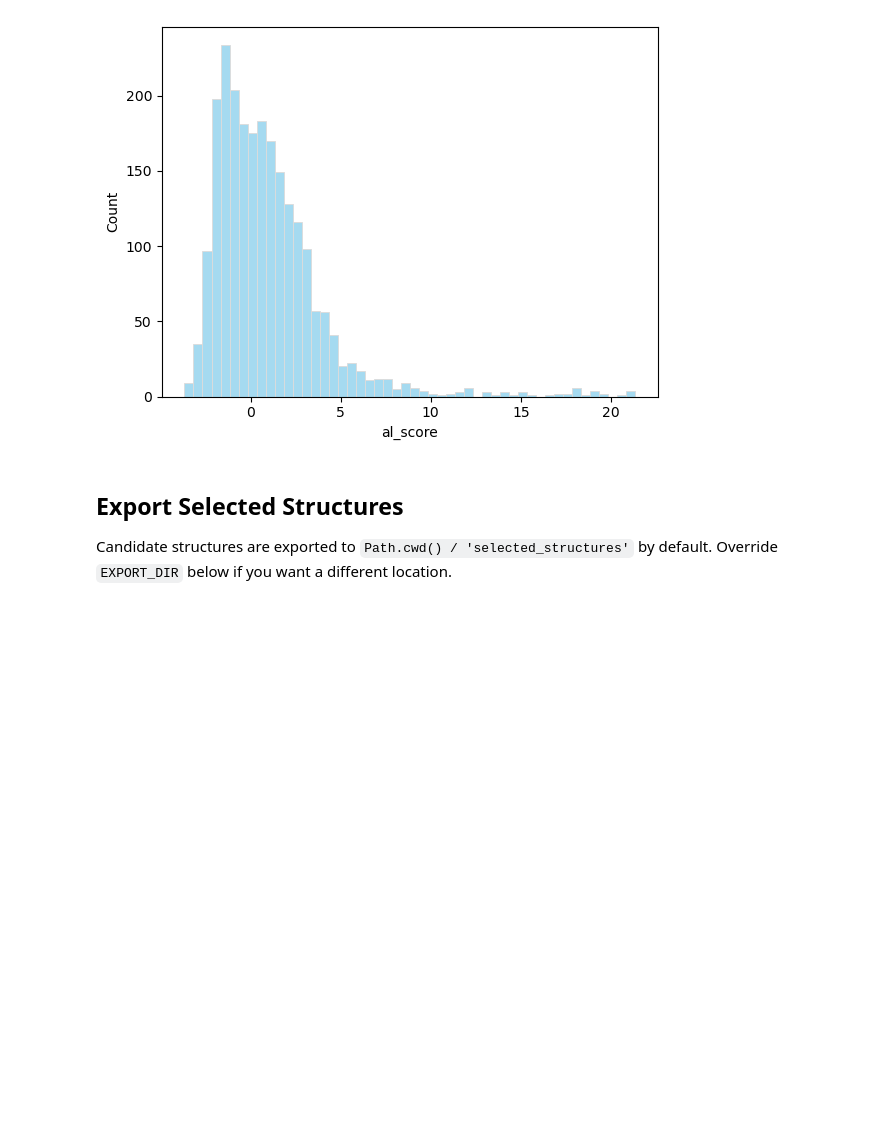
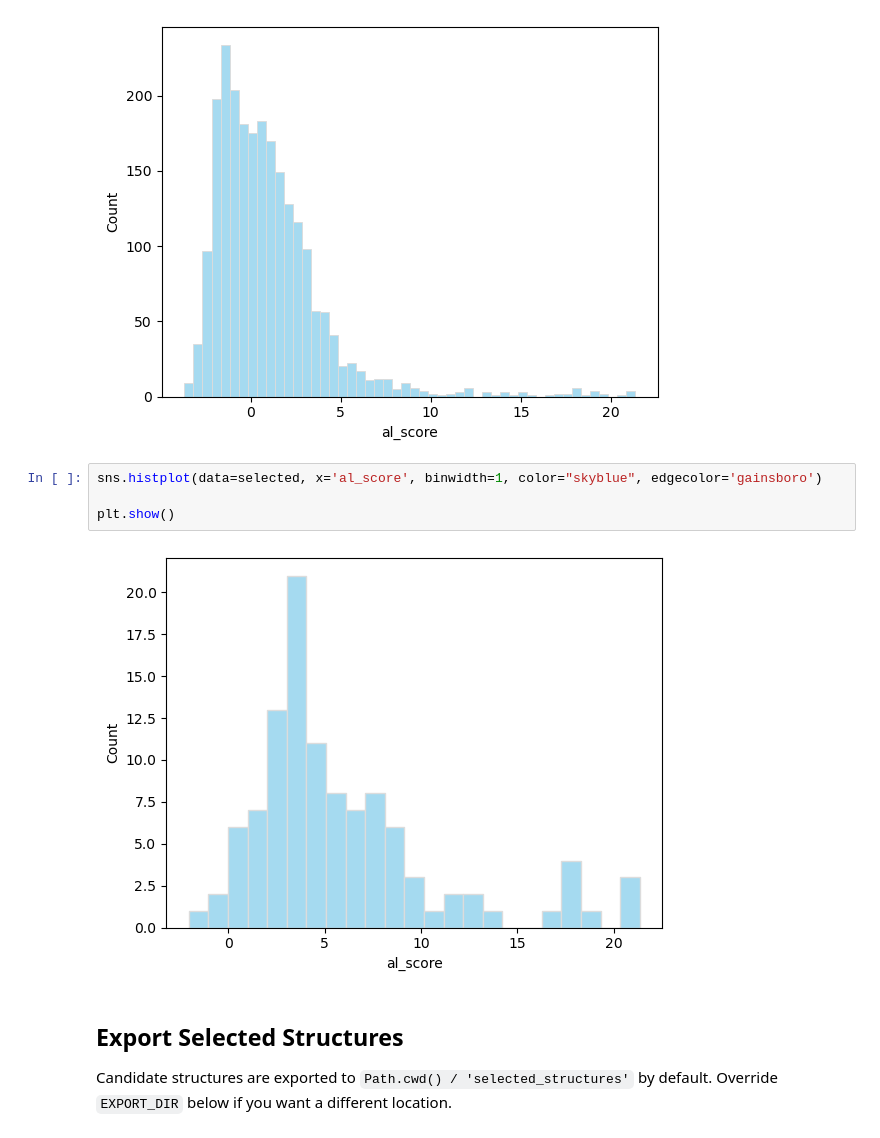
Before and after one commit to pyracetamol/mlipservice, a Jupyter notebook: active_learning/01_select_structures.ipynb, the cells around one changed output. Drawn from its saved outputs; the diff is of its cells as text; blank space fills up the shorter version.

```diff
--- a/active_learning/01_select_structures.ipynb
+++ b/active_learning/01_select_structures.ipynb
@@ -596,6 +596,12 @@ sns.histplot(data=ranked_all, x='al_score', color="skyblue", edgecolor='gainsbor
 plt.show()
 # %% [output]
 [figure]
+# %%
+sns.histplot(data=selected, x='al_score', binwidth=1, color="skyblue", edgecolor='gainsboro')
+
+plt.show()
+# %% [output]
+[figure, added]
 # %% [markdown]
 ## Export Selected Structures
 
```
Also changed, not shown: parts of 2 cells of this notebook.
